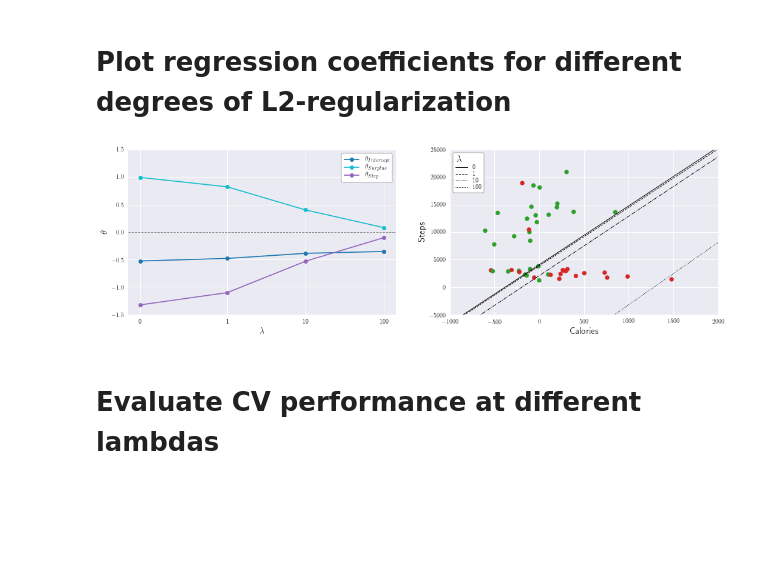
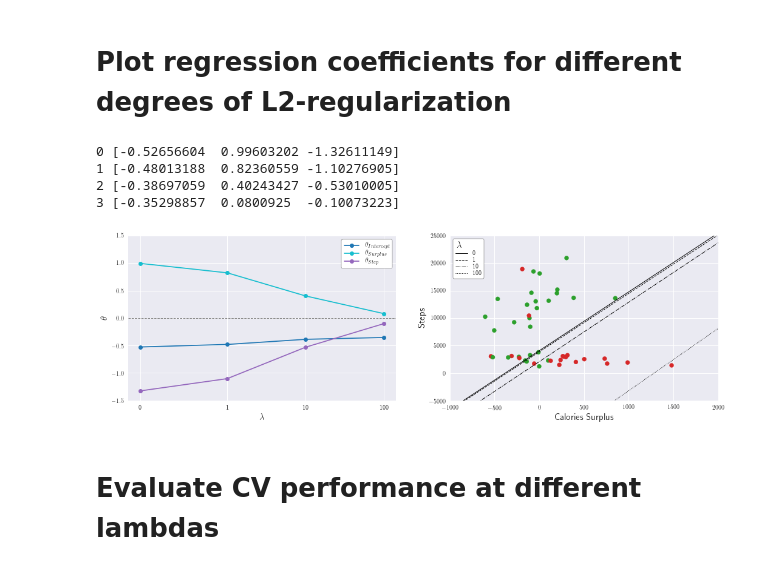
Before and after one commit to khanhnguyendata/logweight, a Jupyter notebook: logweight.ipynb, the cells around one changed output. Cells and saved outputs as stored; diff of their text form; code cells hidden in the pictures; blank space fills up the shorter version.

```diff
--- a/logweight.ipynb
+++ b/logweight.ipynb
@@ -212,7 +213,7 @@ X1_mean, X1_std = df['surplus'].mean(), df['surplus'].std()
 X2_mean, X2_std = df['step'].mean(), df['step'].std()
 # %%
 def logit(p):
-    return log(p / (1-p))
+    return np.log(p / (1-p))
 # %%
 def convert_theta(theta):
     t0 = theta[0] - theta[1] * X1_mean / X1_std - theta[2] * X2_mean / X2_std
@@ -220,7 +221,7 @@ def convert_theta(theta):
     t2 = theta[2] / X2_std
     return t0, t1, t2
 # %%
-def plot_decision_boundary(ax, theta, threshold=0, **kwargs):
+def plot_decision_boundary(ax, theta, threshold=0.5, **kwargs):
     t0, t1, t2 = convert_theta(theta)
     ax.plot([-1000, 2000], (logit(threshold) - t0 - np.array([-1000, 2000]) * t1) / t2, **kwargs)
 # %%
@@ -244,16 +245,13 @@ class BatchLogistic:
     def fit(self, X, y, n_iter):
         self.avg_log_likelihoods = []
         self.thetas = []
-        self.objectives = []
 
         for i in range(n_iter):
             self.thetas.append(self.theta)
             prob = self.sigmoid(X, self.theta)
             if np.all(prob != 0) or np.all(prob != 1):
                 self.avg_log_likelihood = (y @ np.log(prob) + (1 - y) @ np.log(1 - prob)) / len(y)
-                self.objective = self.avg_log_likelihood + self.lambda_reg * self.theta @ self.theta
                 self.avg_log_likelihoods.append(self.avg_log_likelihood)
-                self.objectives.append(self.objective)
             reg_term = self.lambda_reg * self.theta
             reg_term[0] = 0
             self.gradient = (y - prob) @ X - reg_term
@@ -392,31 +394,36 @@ thetas = np.array(thetas)
 # %%
 fig = plt.figure(figsize=(15, 5))
 fig.subplots_adjust(left=0.05, right=0.95)
 ax1 = fig.add_subplot(1, 2, 1)
 ax1.set_ylim(-1.5, 1.5)
 ax1.set_xlabel(r'$\lambda$', fontsize=15)
 ax1.set_ylabel(r'$\theta$', fontsize=15)
 ax1.plot(lambda_regs, thetas[:, 0], 'o-', color='tab:blue', label=r'$\theta_{Intercept}$')
 ax1.plot(lambda_regs, thetas[:, 1], 'o-', color='tab:cyan', label=r'$\theta_{Surplus}$')
 ax1.plot(lambda_regs, thetas[:, 2], 'o-', color='tab:purple', label=r'$\theta_{Step}$')
 ax1.axhline(0, linestyle='--', linewidth=1, color='gray')
 ax1.legend(fontsize=12, frameon=True, framealpha=1, facecolor='white', edgecolor='black', labelspacing=0.1)
 ax1.set_xscale('symlog', linthreshx=1)
 ax1.set_xticklabels([0, 1, 10, 100])
 
 ax2 = fig.add_subplot(1, 2, 2)
 ax2.set_xlim(-1000, 2000)
 ax2.set_ylim(-5000, 25000)
-ax2.set_xlabel(r'Calories', fontsize=15)
+ax2.set_xlabel(r'Calories Surplus', fontsize=15)
 ax2.set_ylabel(r'Steps', fontsize=15)
 ax2.scatter(df['surplus'], df['step'], color=list(np.where(y == 1, 'tab:red', 'tab:green')), label='_nolegend_')
 for i, (lambda_reg, linestyle) in enumerate(zip(lambda_regs, ['-', '--', '-.', ':'])):
+    print(i, thetas[i])
     plot_decision_boundary(ax2, thetas[i], color='black', linestyle=linestyle, linewidth=1, label=lambda_reg)
 ax2.legend(title="$\lambda$", frameon=True, framealpha=1, facecolor='white', edgecolor='black', labelspacing=0.1)
 ax2.get_legend().get_title().set_fontsize(15)
 ax2.get_legend().get_title().set_position((-15, 0))
 # %% [output]
+0 [-0.52656604  0.99603202 -1.32611149]
+1 [-0.48013188  0.82360559 -1.10276905]
+2 [-0.38697059  0.40243427 -0.53010005]
+3 [-0.35298857  0.0800925  -0.10073223]
-[figure, old version]
+[figure, new version]
 # %%
 # fig.savefig('lambda_coef_boundary.png')
 # %% [markdown]
```
Also changed, not shown: parts of 27 cells of this notebook, 5 other files.
